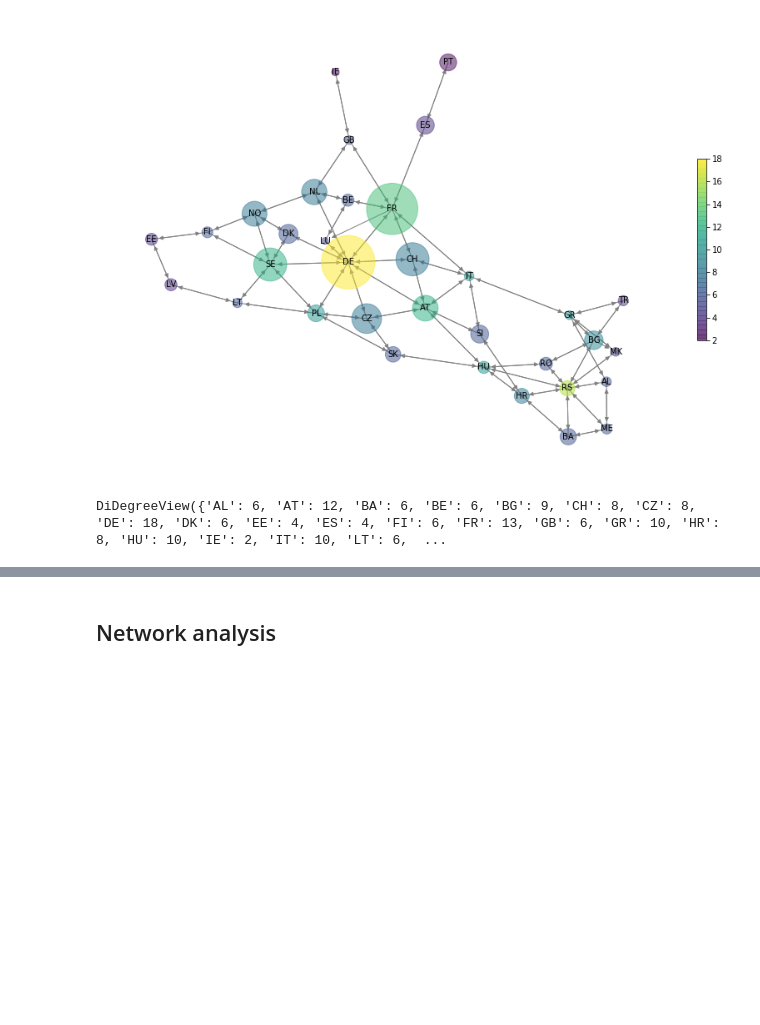
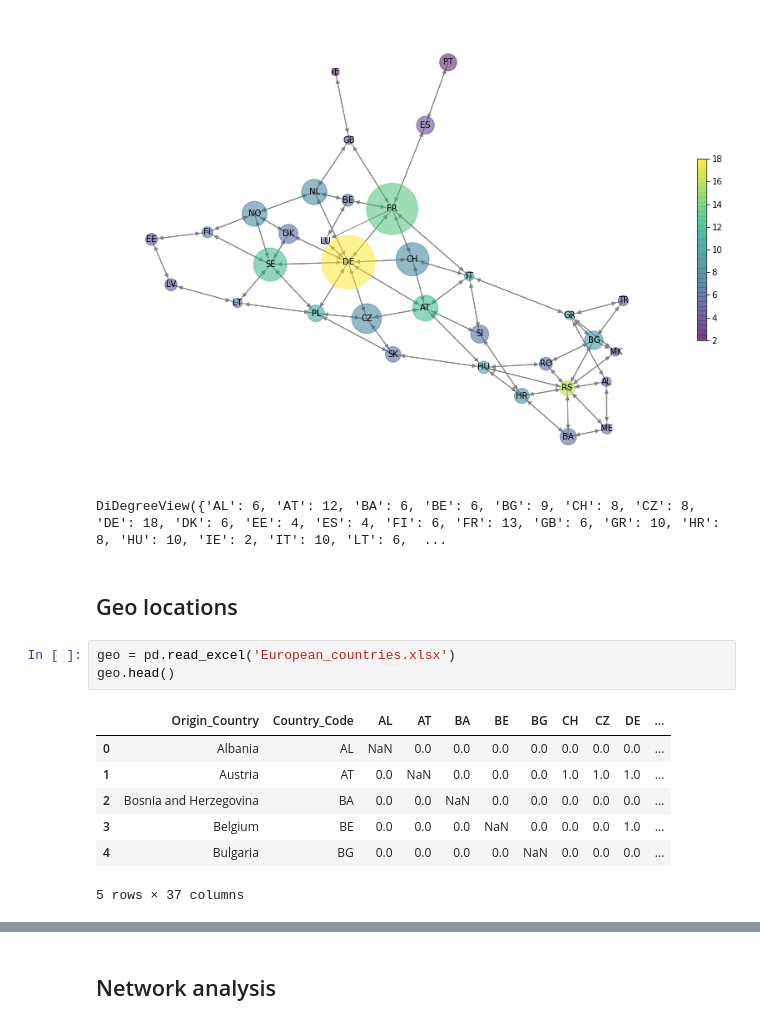
Before and after one commit to Sophie-Xiying-Liu/Analysis_and_Modelling_Social_Interactions, a Jupyter notebook: European_electricity_network_Xiying.ipynb, the cells around one changed output, grey strips where cells are left out. Saved outputs shown, nothing was run; the diff lists cells and outputs as text; blank space fills up the shorter version.

```diff
--- a/European_electricity_network_Xiying.ipynb
+++ b/European_electricity_network_Xiying.ipynb
@@ -242,3 +243,16 @@ plt.show()
 # %%
 # %% [output]
 DiDegreeView({'AL': 6, 'AT': 12, 'BA': 6, 'BE': 6, 'BG': 9, 'CH': 8, 'CZ': 8, 'DE': 18, 'DK': 6, 'EE': 4, 'ES': 4, 'FI': 6, 'FR': 13, 'GB': 6, 'GR': 10, 'HR': 8, 'HU': 10, 'IE': 2, 'IT': 10, 'LT': 6,  ...
+# %% [markdown]
+## Geo locations
+# %%
+geo = pd.read_excel('European_countries.xlsx')
+geo.head()
+# %% [output]
+|  | Origin_Country | Country_Code | AL | AT | BA | BE | BG | CH | CZ | DE | ... |
+| 0 | Albania | AL | NaN | 0.0 | 0.0 | 0.0 | 0.0 | 0.0 | 0.0 | 0.0 | ... |
+| 1 | Austria | AT | 0.0 | NaN | 0.0 | 0.0 | 0.0 | 1.0 | 1.0 | 1.0 | ... |
+| 2 | Bosnia and Herzegovina | BA | 0.0 | 0.0 | NaN | 0.0 | 0.0 | 0.0 | 0.0 | 0.0 | ... |
+| 3 | Belgium | BE | 0.0 | 0.0 | 0.0 | NaN | 0.0 | 0.0 | 0.0 | 1.0 | ... |
+| 4 | Bulgaria | BG | 0.0 | 0.0 | 0.0 | 0.0 | NaN | 0.0 | 0.0 | 0.0 | ... |
+5 rows × 37 columns
```
Also changed, not shown: parts of 7 cells of this notebook, 7 other files.
